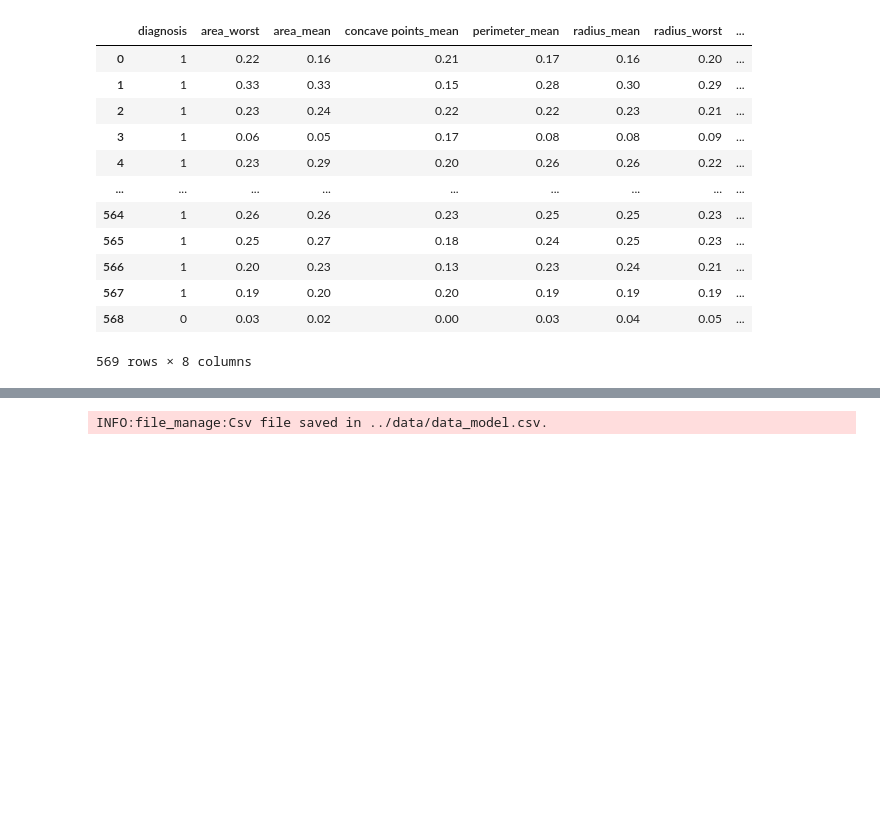
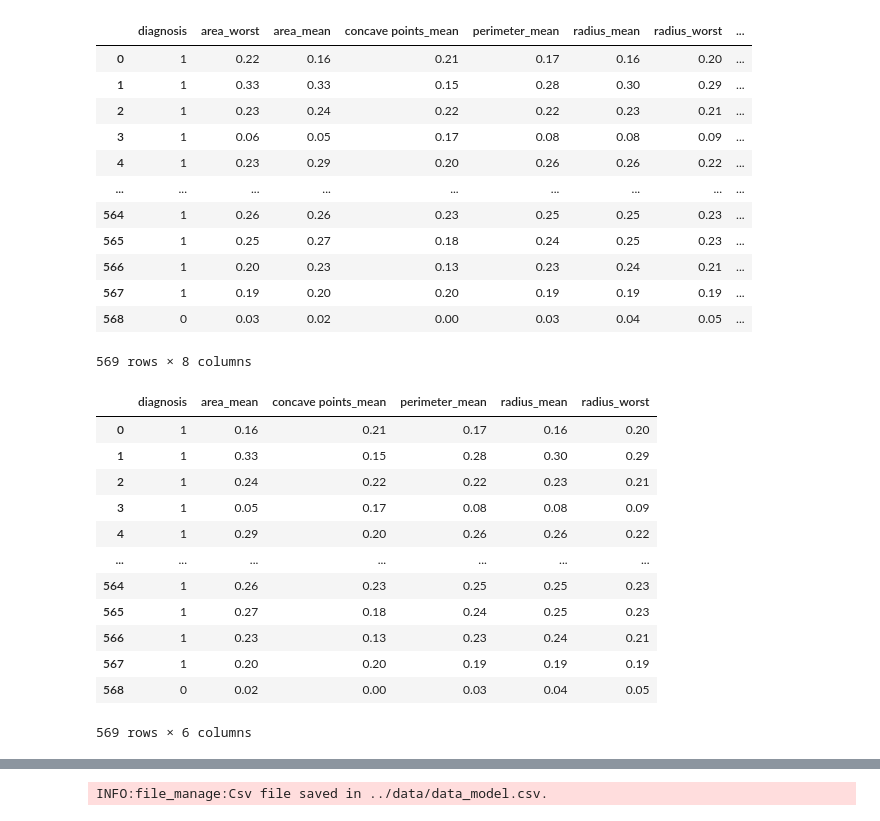
Before and after one commit to gezish/causal_inference_using_ml, a Jupyter notebook: notebooks/causal_graph.ipynb, the cells around one changed output, grey strips where cells are left out. Cells and saved outputs as stored; diff of their text form; code cells hidden in the pictures; blank space fills up the shorter version.

```diff
--- a/notebooks/causal_graph.ipynb
+++ b/notebooks/causal_graph.ipynb
@@ -363,3 +367,23 @@ cosal_df_selected
 | 567 | 1 | 0.19 | 0.20 | 0.20 | 0.19 | 0.19 | 0.19 | ... |
 | 568 | 0 | 0.03 | 0.02 | 0.00 | 0.03 | 0.04 | 0.05 | ... |
 569 rows × 8 columns
+# %%
+clast_columns = ['diagnosis','area_mean', 'concave points_mean', 'perimeter_mean', 'radius_mean', 'radius_worst']
+# %%
+#clast_columns = ['diagnosis','area_worst','area_mean', 'concave points_mean', 'perimeter_mean', 'radius_mean', 'radius_worst','concave points_worst']
+'''cosal_df_selected = x_selected[clast_columns]
+cosal_df_selected'''
+# %% [output]
+|  | diagnosis | area_mean | concave points_mean | perimeter_mean | radius_mean | radius_worst |
+| 0 | 1 | 0.16 | 0.21 | 0.17 | 0.16 | 0.20 |
+| 1 | 1 | 0.33 | 0.15 | 0.28 | 0.30 | 0.29 |
+| 2 | 1 | 0.24 | 0.22 | 0.22 | 0.23 | 0.21 |
+| 3 | 1 | 0.05 | 0.17 | 0.08 | 0.08 | 0.09 |
+| 4 | 1 | 0.29 | 0.20 | 0.26 | 0.26 | 0.22 |
+| ... | ... | ... | ... | ... | ... | ... |
+| 564 | 1 | 0.26 | 0.23 | 0.25 | 0.25 | 0.23 |
+| 565 | 1 | 0.27 | 0.18 | 0.24 | 0.25 | 0.23 |
+| 566 | 1 | 0.23 | 0.13 | 0.23 | 0.24 | 0.21 |
+| 567 | 1 | 0.20 | 0.20 | 0.19 | 0.19 | 0.19 |
+| 568 | 0 | 0.02 | 0.00 | 0.03 | 0.04 | 0.05 |
+569 rows × 6 columns
```
Also changed, not shown: parts of 14 cells of this notebook.
